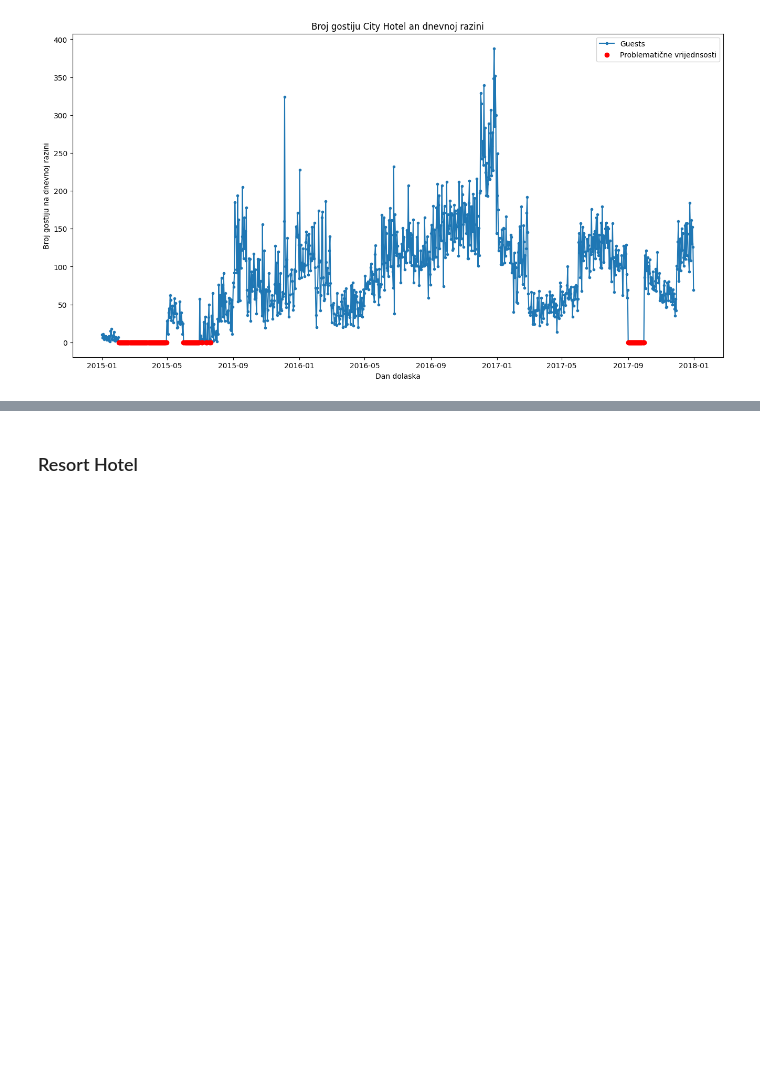
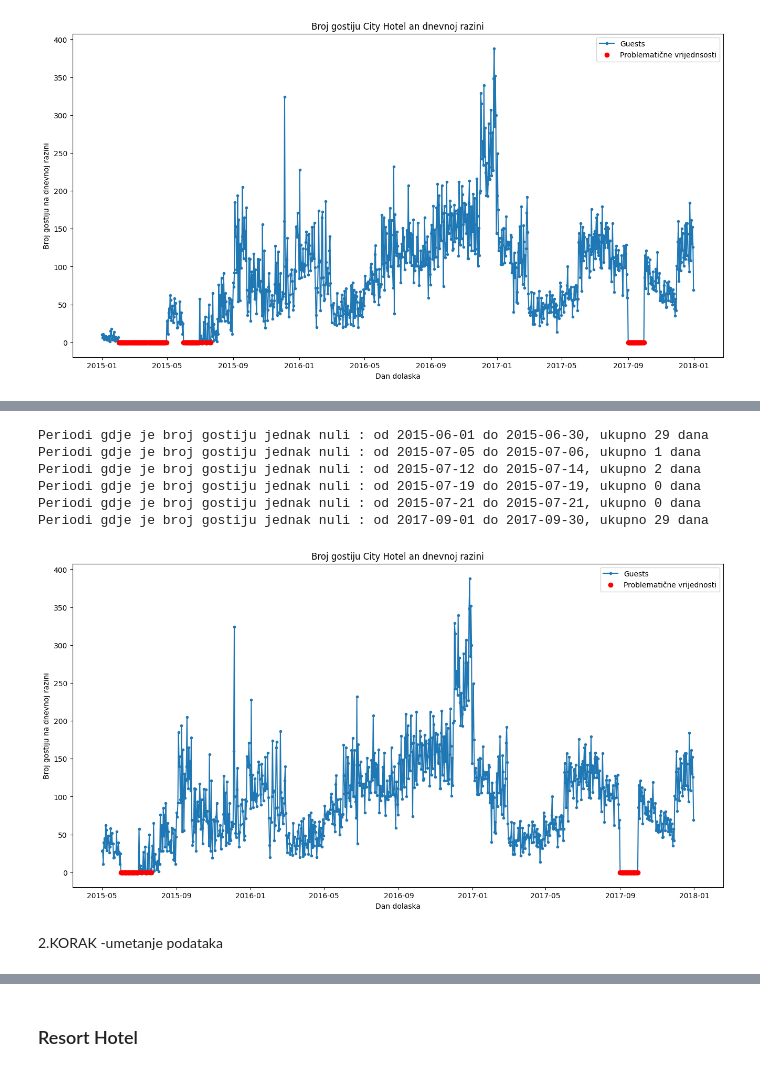
Before and after one commit to MarkoHaralovic/Prediction-of-Hotel-Occupancy, a Jupyter notebook: prediction-of-hotel-occupancy/notebooks/ARIMA_occupancy_prediction.ipynb, the cells around one changed output, grey strips where cells are left out. Drawn from its saved outputs; the diff is of its cells as text; code cells hidden in the pictures; blank space fills up the shorter version.

```diff
--- a/prediction-of-hotel-occupancy/notebooks/ARIMA_occupancy_prediction.ipynb
+++ b/prediction-of-hotel-occupancy/notebooks/ARIMA_occupancy_prediction.ipynb
@@ -244,0 +301,42 @@ NumberOfGuestsMonthlyCity.head(5)
+# %%
+cutoff_date = pd.to_datetime('2015-04-30')
+dataCityClean = dataCity[dataCity['datum_dolaska'] >= cutoff_date]
+# %%
+NumberOfGuestsDailyCity = dataCityClean['ukupno_gostiju'].groupby(dataCityClean['datum_dolaska']).sum()
+NumberOfGuestsDailyCity = NumberOfGuestsDailyCity.resample('d').sum().to_frame()
+#NumberOfGuestsDailyCity.head(5)
+# %%
+indexes = NumberOfGuestsDailyCity[NumberOfGuestsDailyCity['ukupno_gostiju'] == 0].index
+periods = []
+start_date = indexes[0]
+for i in range(1, len(indexes)):
+    if (indexes[i] - indexes[i-1]).days >1:
+        end_date = indexes[i-1]
+        periods.append((start_date, end_date))
+        start_date = indexes[i]
+
+periods.append((start_date, indexes[-1]))
+for start, end in periods:
+    print(f"Periodi gdje je broj gostiju jednak nuli : od {start.date()} do {end.date()}, ukupno {(end - start).days} dana")
+
+plt.figure(figsize=(16, 8))
+
+plt.plot(NumberOfGuestsDailyCity['ukupno_gostiju'], marker='.', label='Guests')
+plt.plot(NumberOfGuestsDailyCity.loc[indexes, 'ukupno_gostiju'], 'o', color='red', label='Problematične vrijednosti')
+
+plt.title('Broj gostiju City Hotel an dnevnoj razini')
+plt.xlabel('Dan dolaska')
+plt.ylabel('Broj gostiju na dnevnoj razini')
+
+plt.legend()
+plt.show()
+# %% [output]
+Periodi gdje je broj gostiju jednak nuli : od 2015-06-01 do 2015-06-30, ukupno 29 dana
+Periodi gdje je broj gostiju jednak nuli : od 2015-07-05 do 2015-07-06, ukupno 1 dana
+Periodi gdje je broj gostiju jednak nuli : od 2015-07-12 do 2015-07-14, ukupno 2 dana
+Periodi gdje je broj gostiju jednak nuli : od 2015-07-19 do 2015-07-19, ukupno 0 dana
+Periodi gdje je broj gostiju jednak nuli : od 2015-07-21 do 2015-07-21, ukupno 0 dana
+Periodi gdje je broj gostiju jednak nuli : od 2017-09-01 do 2017-09-30, ukupno 29 dana
+[figure, added]
+# %% [markdown]
+2.KORAK -umetanje podataka
```
Also changed, not shown: parts of 22 cells of this notebook.
